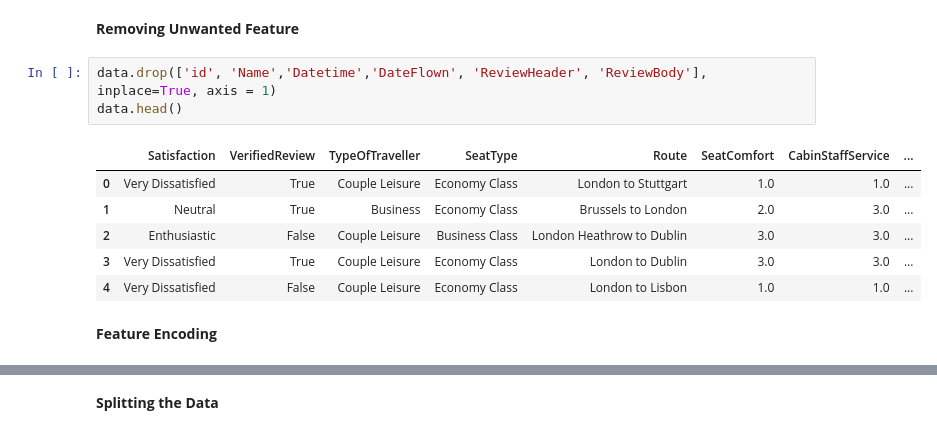
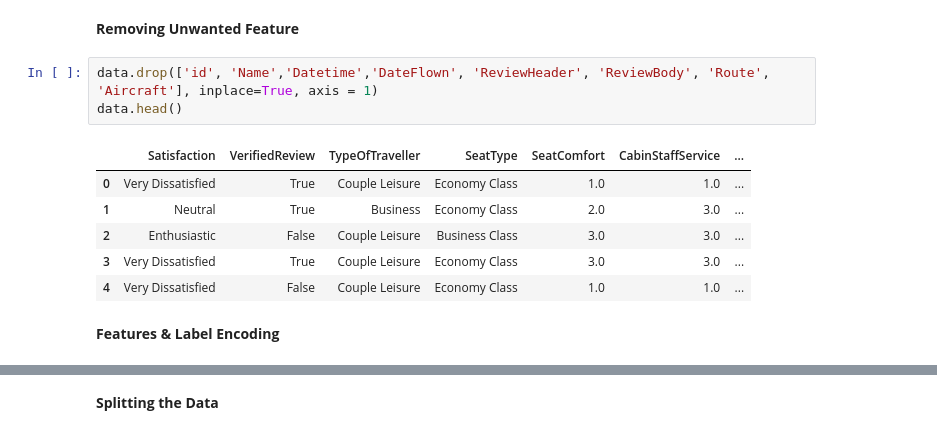
Before and after one commit to WawanWidiantara/Multi-Layer-Perceptron, a Jupyter notebook: AirlineReviews-Classification.ipynb, the cells around one changed output, grey strips where cells are left out. Drawn from its saved outputs; the diff is of its cells as text.

```diff
--- a/AirlineReviews-Classification.ipynb
+++ b/AirlineReviews-Classification.ipynb
@@ -148,14 +149,14 @@ dtype: int64
 # %% [markdown]
 **Removing Unwanted Feature**
 # %%
-data.drop(['id', 'Name','Datetime','DateFlown', 'ReviewHeader', 'ReviewBody'], inplace=True, axis = 1)
+data.drop(['id', 'Name','Datetime','DateFlown', 'ReviewHeader', 'ReviewBody', 'Route', 'Aircraft'], inplace=True, axis = 1)
 data.head()
 # %% [output]
-|  | Satisfaction | VerifiedReview | TypeOfTraveller | SeatType | Route | SeatComfort | CabinStaffService | ... |
-| 0 | Very Dissatisfied | True | Couple Leisure | Economy Class | London to Stuttgart | 1.0 | 1.0 | ... |
-| 1 | Neutral | True | Business | Economy Class | Brussels to London | 2.0 | 3.0 | ... |
-| 2 | Enthusiastic | False | Couple Leisure | Business Class | London Heathrow to Dublin | 3.0 | 3.0 | ... |
-| 3 | Very Dissatisfied | True | Couple Leisure | Economy Class | London to Dublin | 3.0 | 3.0 | ... |
-| 4 | Very Dissatisfied | False | Couple Leisure | Economy Class | London to Lisbon | 1.0 | 1.0 | ... |
+|  | Satisfaction | VerifiedReview | TypeOfTraveller | SeatType | SeatComfort | CabinStaffService | ... |
+| 0 | Very Dissatisfied | True | Couple Leisure | Economy Class | 1.0 | 1.0 | ... |
+| 1 | Neutral | True | Business | Economy Class | 2.0 | 3.0 | ... |
+| 2 | Enthusiastic | False | Couple Leisure | Business Class | 3.0 | 3.0 | ... |
+| 3 | Very Dissatisfied | True | Couple Leisure | Economy Class | 3.0 | 3.0 | ... |
+| 4 | Very Dissatisfied | False | Couple Leisure | Economy Class | 1.0 | 1.0 | ... |
 # %% [markdown]
-**Feature Encoding**
+**Features & Label Encoding**
```
Also changed, not shown: parts of 18 cells of this notebook, 1 other file.
